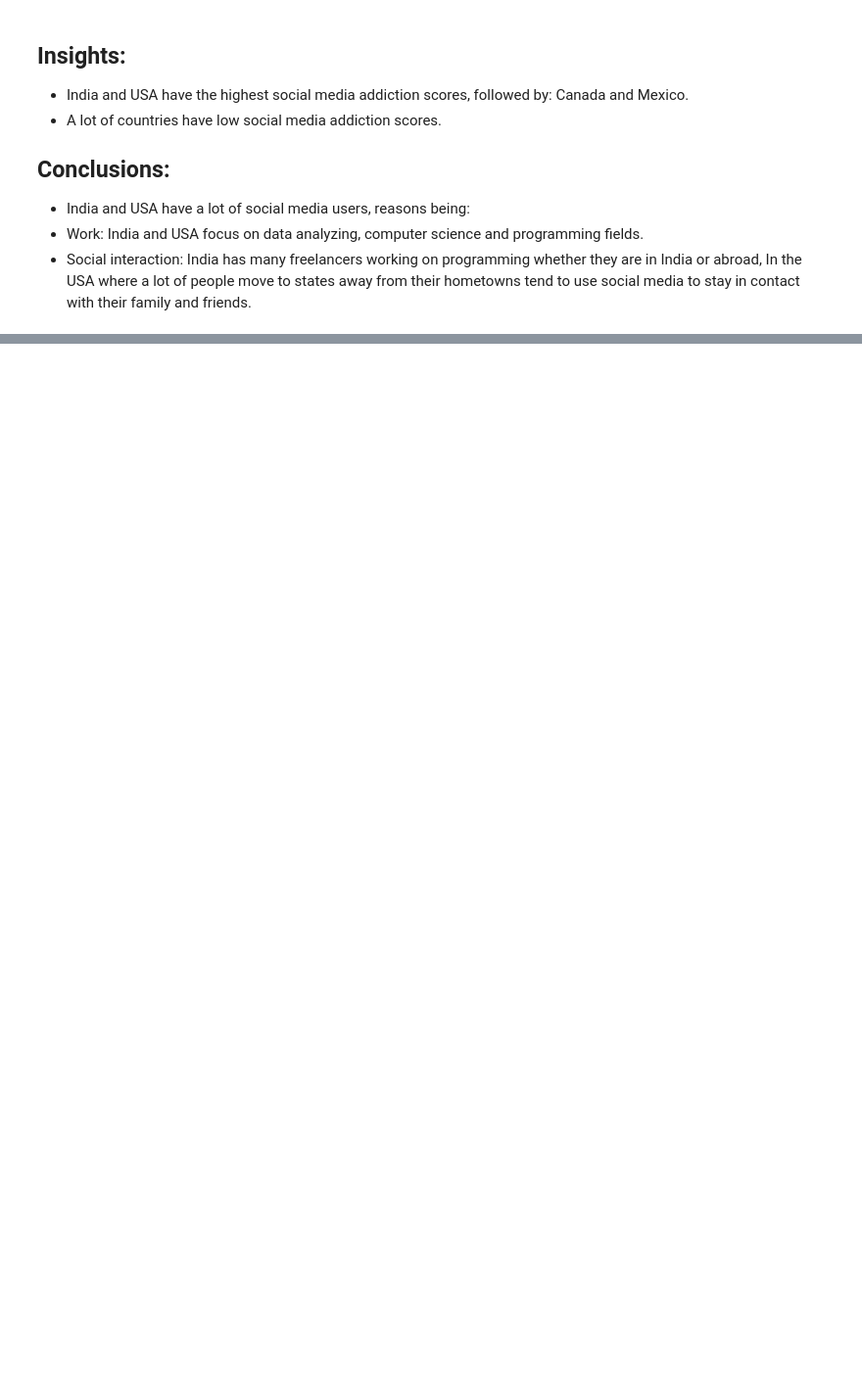
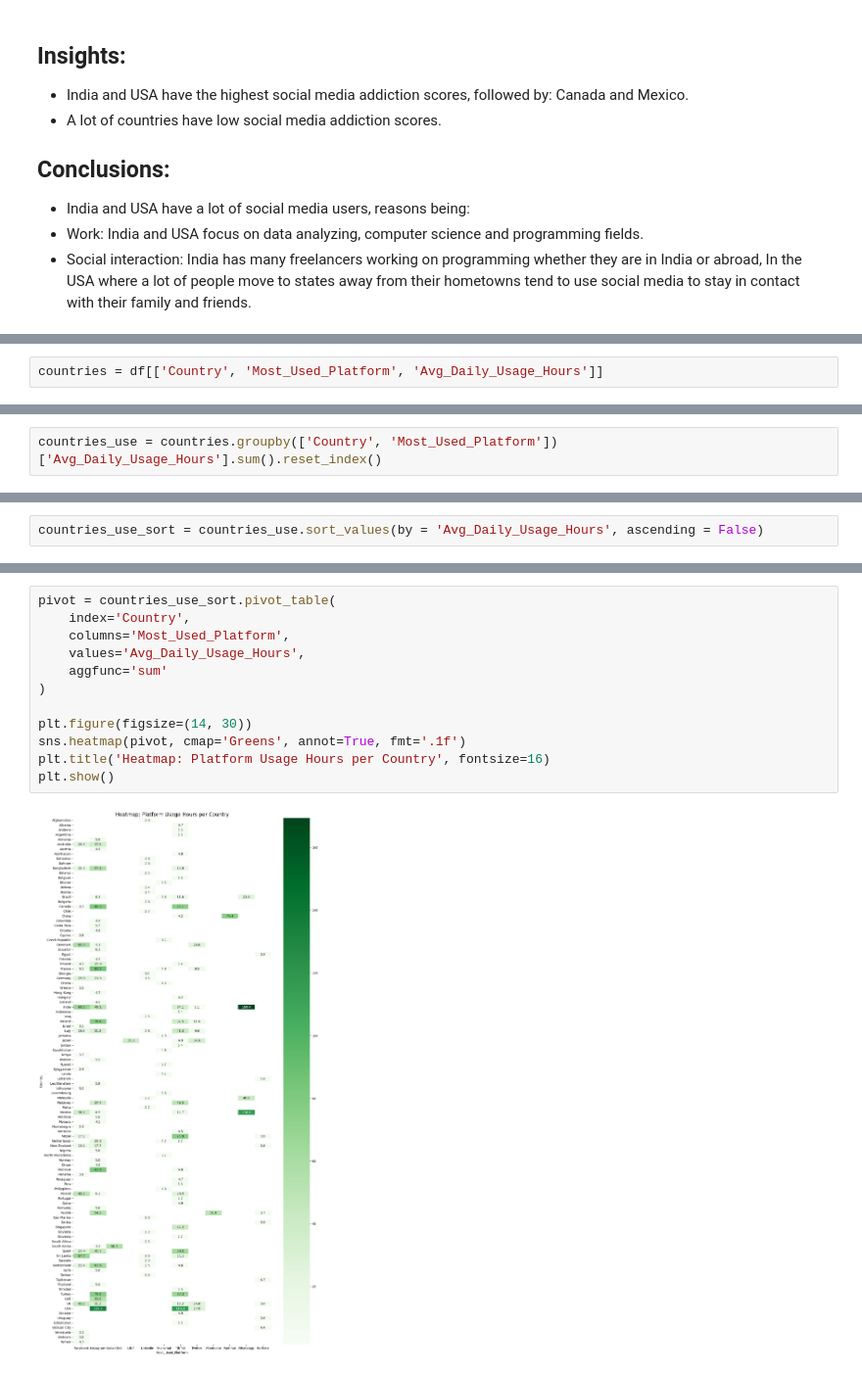
Before and after one commit to Fady-Foash97/Data-analysis-using-Pandas, a Jupyter notebook: Student social media addiction.ipynb, the cells around one changed output, grey strips where cells are left out. Shown: that part at 98% size. Drawn from its saved outputs; the diff is of its cells as text; blank space fills up the shorter version.

```diff
--- a/Student social media addiction.ipynb
+++ b/Student social media addiction.ipynb
@@ -280,0 +391,2 @@ fig.show()
+# %%
+countries = df[['Country', 'Most_Used_Platform', 'Avg_Daily_Usage_Hours']]
@@ -280,0 +409,2 @@ fig.show()
+# %%
+countries_use = countries.groupby(['Country', 'Most_Used_Platform'])['Avg_Daily_Usage_Hours'].sum().reset_index()
@@ -280,0 +427,2 @@ fig.show()
+# %%
+countries_use_sort = countries_use.sort_values(by = 'Avg_Daily_Usage_Hours', ascending = False)
@@ -280,0 +445,14 @@ fig.show()
+# %%
+pivot = countries_use_sort.pivot_table(
+    index='Country',
+    columns='Most_Used_Platform',
+    values='Avg_Daily_Usage_Hours',
+    aggfunc='sum'
+)
+
+plt.figure(figsize=(14, 30))
+sns.heatmap(pivot, cmap='Greens', annot=True, fmt='.1f')
+plt.title('Heatmap: Platform Usage Hours per Country', fontsize=16)
+plt.show()
+# %% [output]
+[figure, added]
```
Also changed, not shown: parts of 19 cells of this notebook.
